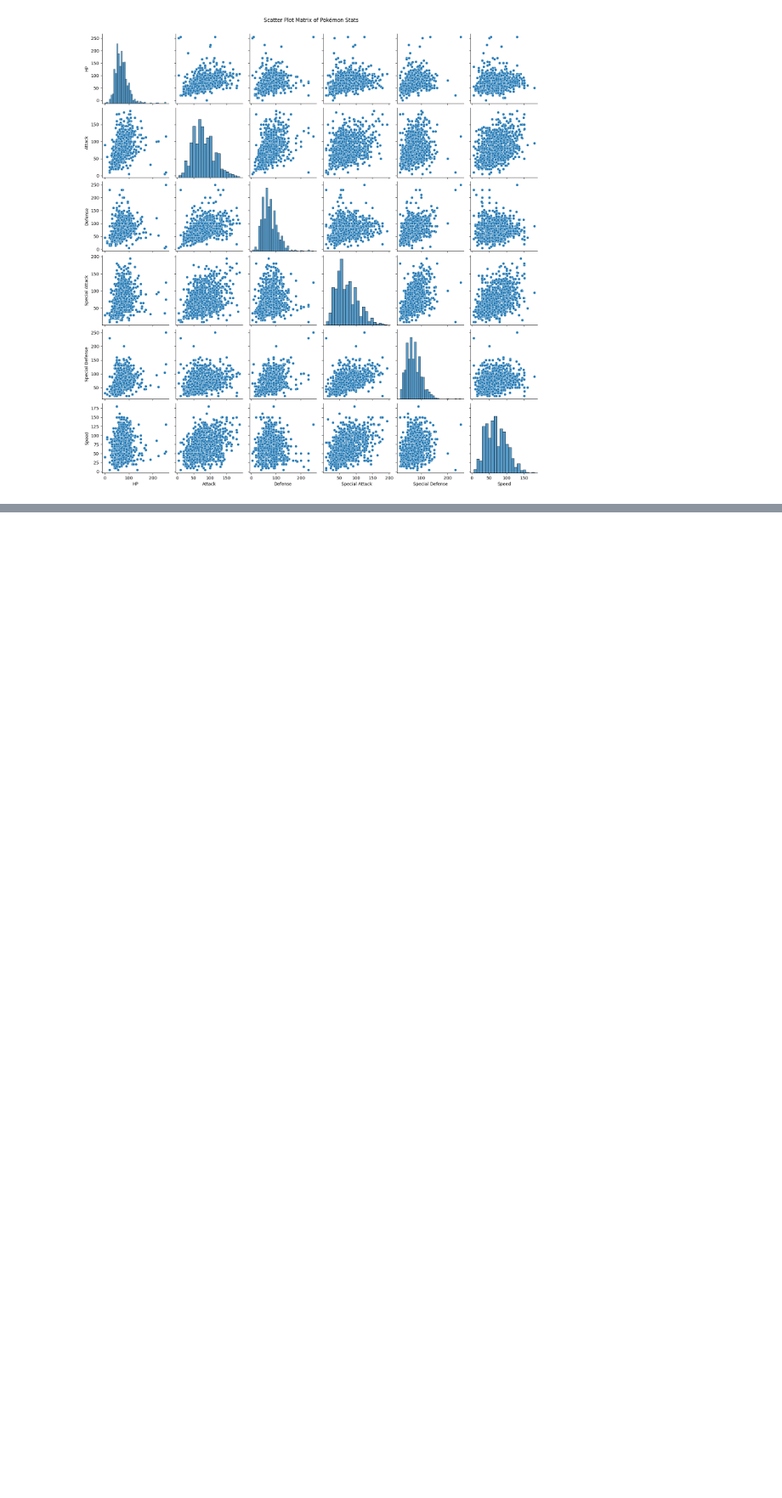
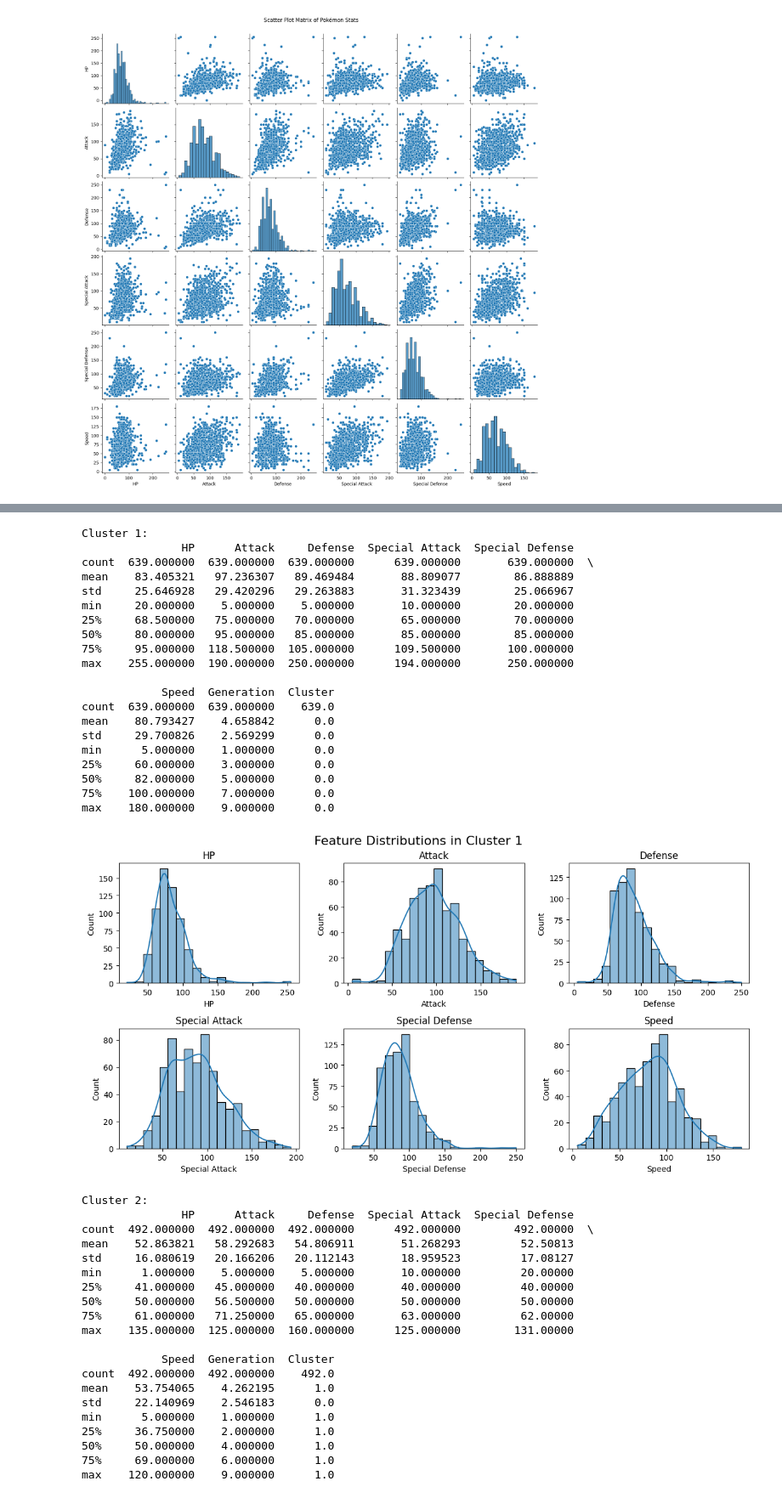
Before and after one commit to AdamNur422/ITCS-3162-Final-Project, a Jupyter notebook: Final Project.ipynb, the cells around one changed output, grey strips where cells are left out. Shown at 85% size. Cells and saved outputs as stored; diff of their text form; code cells hidden in the pictures; blank space fills up the shorter version.

```diff
--- a/Final Project.ipynb
+++ b/Final Project.ipynb
@@ -447,0 +551,61 @@ Markdown
+# %%
+n_clusters = 2
+kmeans = KMeans(n_clusters=n_clusters, init='k-means++', random_state=42)
+pokemon_data['Cluster'] = kmeans.fit_predict(X_scaled)
+# %%
+for i in range(2):
+    cluster = pokemon_data[pokemon_data['Cluster'] == i]
+    print(f"Cluster {i+1}:")
+    print(cluster.describe())
+
+    plt.figure(figsize=(12, 6))
+    for j in range(len(features)):
+        plt.subplot(2, 3, j+1)
+        sns.histplot(cluster[features[j]], kde=True, bins=20)
+        plt.title(features[j])
+
+    plt.tight_layout()
+    plt.suptitle(f'Feature Distributions in Cluster {i+1}', fontsize=16, y=1.02)
+    plt.show()
+# %% [output]
+Cluster 1:
+               HP      Attack     Defense  Special Attack  Special Defense
+count  639.000000  639.000000  639.000000      639.000000       639.000000  \
+mean    83.405321   97.236307   89.469484       88.809077        86.888889
+std     25.646928   29.420296   29.263883       31.323439        25.066967
+min     20.000000    5.000000    5.000000       10.000000        20.000000
+25%     68.500000   75.000000   70.000000       65.000000        70.000000
+50%     80.000000   95.000000   85.000000       85.000000        85.000000
+75%     95.000000  118.500000  105.000000      109.500000       100.000000
+max    255.000000  190.000000  250.000000      194.000000       250.000000
+
+            Speed  Generation  Cluster
+count  639.000000  639.000000    639.0
+mean    80.793427    4.658842      0.0
+std     29.700826    2.569299      0.0
+min      5.000000    1.000000      0.0
+25%     60.000000    3.000000      0.0
+50%     82.000000    5.000000      0.0
+75%    100.000000    7.000000      0.0
+max    180.000000    9.000000      0.0
+[figure, added]
+Cluster 2:
+               HP      Attack     Defense  Special Attack  Special Defense
+count  492.000000  492.000000  492.000000      492.000000        492.00000  \
+mean    52.863821   58.292683   54.806911       51.268293         52.50813
+std     16.080619   20.166206   20.112143       18.959523         17.08127
+min      1.000000    5.000000    5.000000       10.000000         20.00000
+25%     41.000000   45.000000   40.000000       40.000000         40.00000
+50%     50.000000   56.500000   50.000000       50.000000         50.00000
+75%     61.000000   71.250000   65.000000       63.000000         62.00000
+max    135.000000  125.000000  160.000000      125.000000        131.00000
+
+            Speed  Generation  Cluster
+count  492.000000  492.000000    492.0
+mean    53.754065    4.262195      1.0
+std     22.140969    2.546183      0.0
+min      5.000000    1.000000      1.0
+25%     36.750000    2.000000      1.0
+50%     50.000000    4.000000      1.0
+75%     69.000000    6.000000      1.0
+max    120.000000    9.000000      1.0
```
Also changed, not shown: parts of 46 cells of this notebook, 1 other file.
